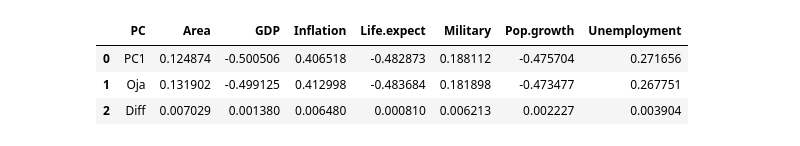
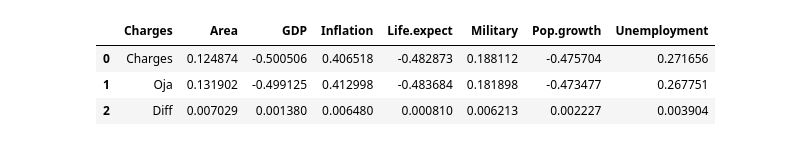
Before and after one commit to Fpannunzio/SIA-TPs, a Jupyter notebook: TP4/oja.ipynb, the cells around one changed output. Saved outputs shown, nothing was run; the diff lists cells and outputs as text; code cells hidden in the pictures.

```diff
--- a/TP4/oja.ipynb
+++ b/TP4/oja.ipynb
@@ -25,25 +25,25 @@ def oja(values: np.ndarray, eta: float, w: np.ndarray, epoch: int, tolerance: fl
 # %%
 europe = pandas.read_csv(basePath + '/' + 'europe.csv')
 values = StandardScaler().fit_transform(europe.values[:, 1:])
 
 l_rate = 0.001
 initial_weights = np.random.uniform(-1, 1, np.size(values, 1))
 epoch_count = 1500
 e_tolerance = 1e-8
 
 
 pca = PCA()
 pca.fit(values)
 
 oja_weights = oja(values, l_rate, initial_weights, epoch_count, e_tolerance)
 
 diff= np.abs(np.array(pca.components_[0]) - oja_weights)
 
 pc = pandas.DataFrame(data=[pca.components_[0], oja_weights, diff], columns=europe.columns.values[1:])
-pc_title = pandas.DataFrame(data=[['PC1'], ['Oja'], ['Diff']], columns=['PC'])
+pc_title = pandas.DataFrame(data=[['Charges'], ['Oja'], ['Diff']], columns=['Charges'])
 pandas.concat([pc_title, pc], axis = 1)
 # %% [output]
-|  | PC | Area | GDP | Inflation | Life.expect | Military | Pop.growth | Unemployment |
-| 0 | PC1 | 0.124874 | -0.500506 | 0.406518 | -0.482873 | 0.188112 | -0.475704 | 0.271656 |
+|  | Charges | Area | GDP | Inflation | Life.expect | Military | Pop.growth | Unemployment |
+| 0 | Charges | 0.124874 | -0.500506 | 0.406518 | -0.482873 | 0.188112 | -0.475704 | 0.271656 |
 | 1 | Oja | 0.131902 | -0.499125 | 0.412998 | -0.483684 | 0.181898 | -0.473477 | 0.267751 |
 | 2 | Diff | 0.007029 | 0.001380 | 0.006480 | 0.000810 | 0.006213 | 0.002227 | 0.003904 |
```
Also changed, not shown: parts of 1 cell of this notebook, 6 other files.
